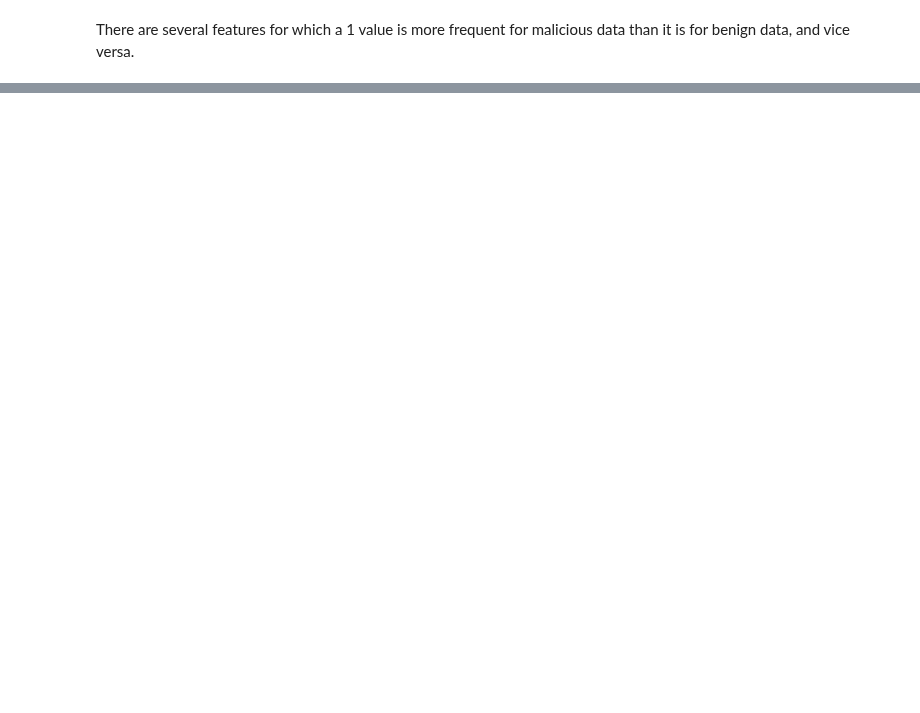
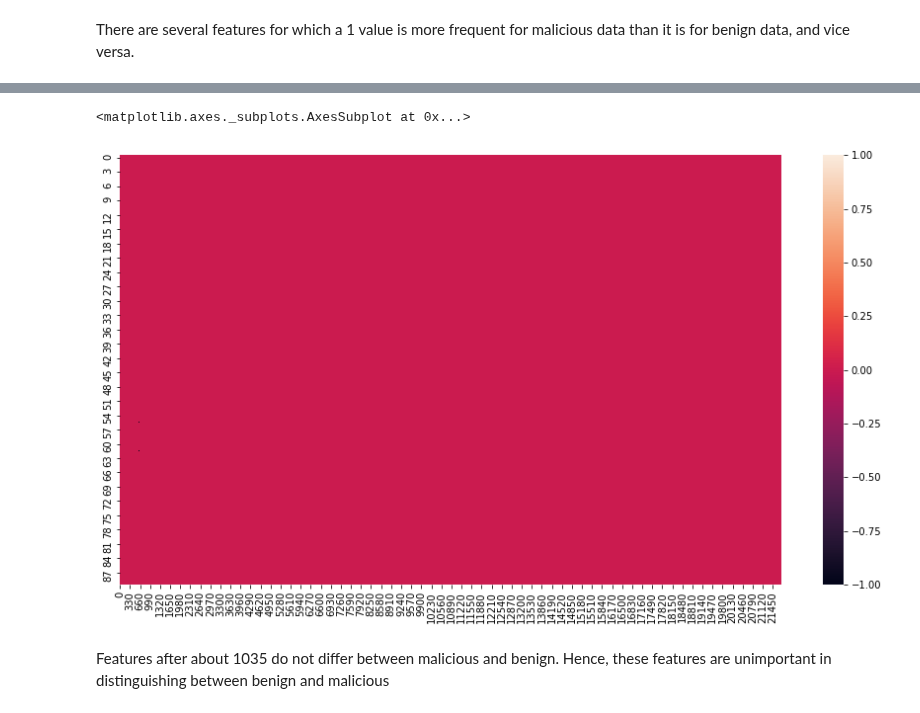
Before and after one commit to sharwinbobde/cyber-data-analytics, a Jupyter notebook: Part-4/task1-nikhil.ipynb, the cells around one changed output, grey strips where cells are left out. Drawn from its saved outputs; the diff is of its cells as text; code cells hidden in the pictures; blank space fills up the shorter version.

```diff
--- a/Part-4/task1-nikhil.ipynb
+++ b/Part-4/task1-nikhil.ipynb
@@ -46,0 +76,8 @@ There are several features for which a 1 value is more frequent for malicious da
+# %%
+plt.figure(figsize=(15, 8))
+sns.heatmap(diff[:, 1035:])
+# %% [output]
+<matplotlib.axes._subplots.AxesSubplot at 0x...>
+[figure, added]
+# %% [markdown]
+Features after about 1035 do not differ between malicious and benign. Hence, these features are unimportant in distinguishing between benign and malicious
```
Also changed, not shown: parts of 8 cells of this notebook.
